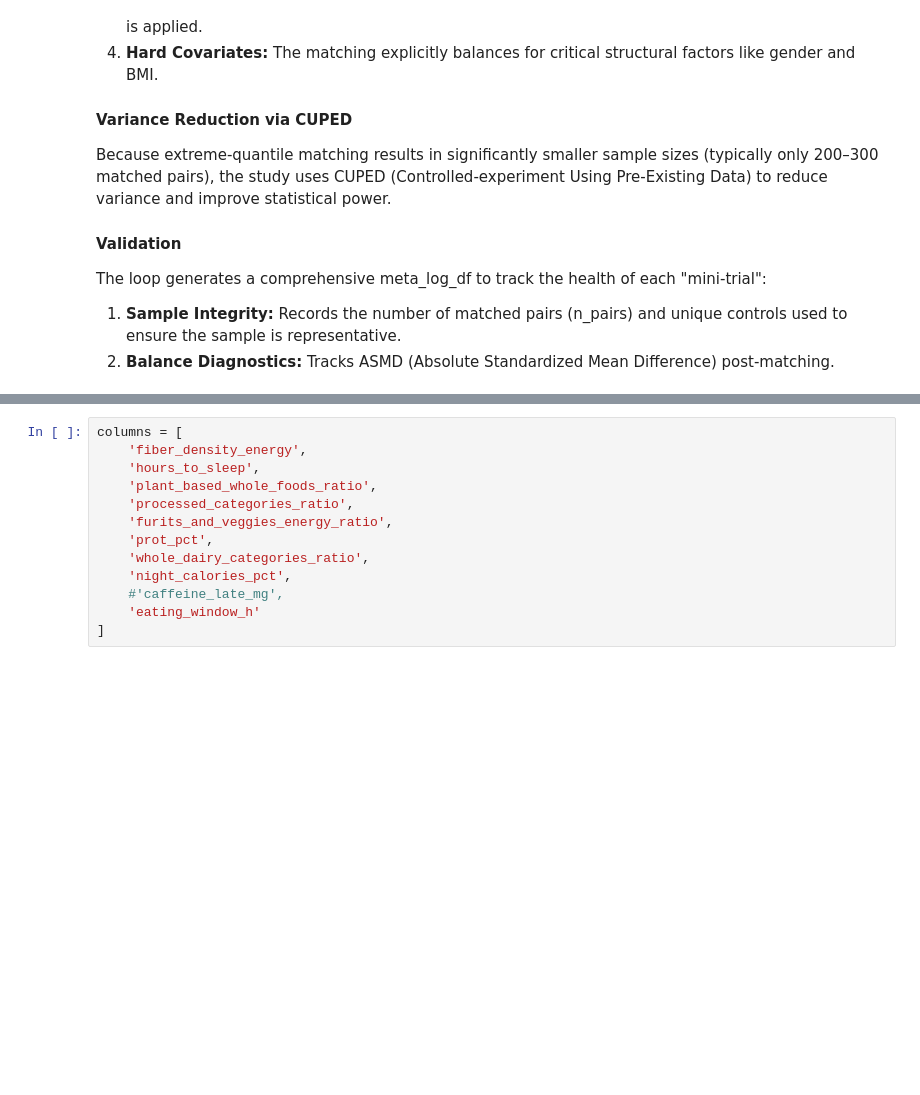
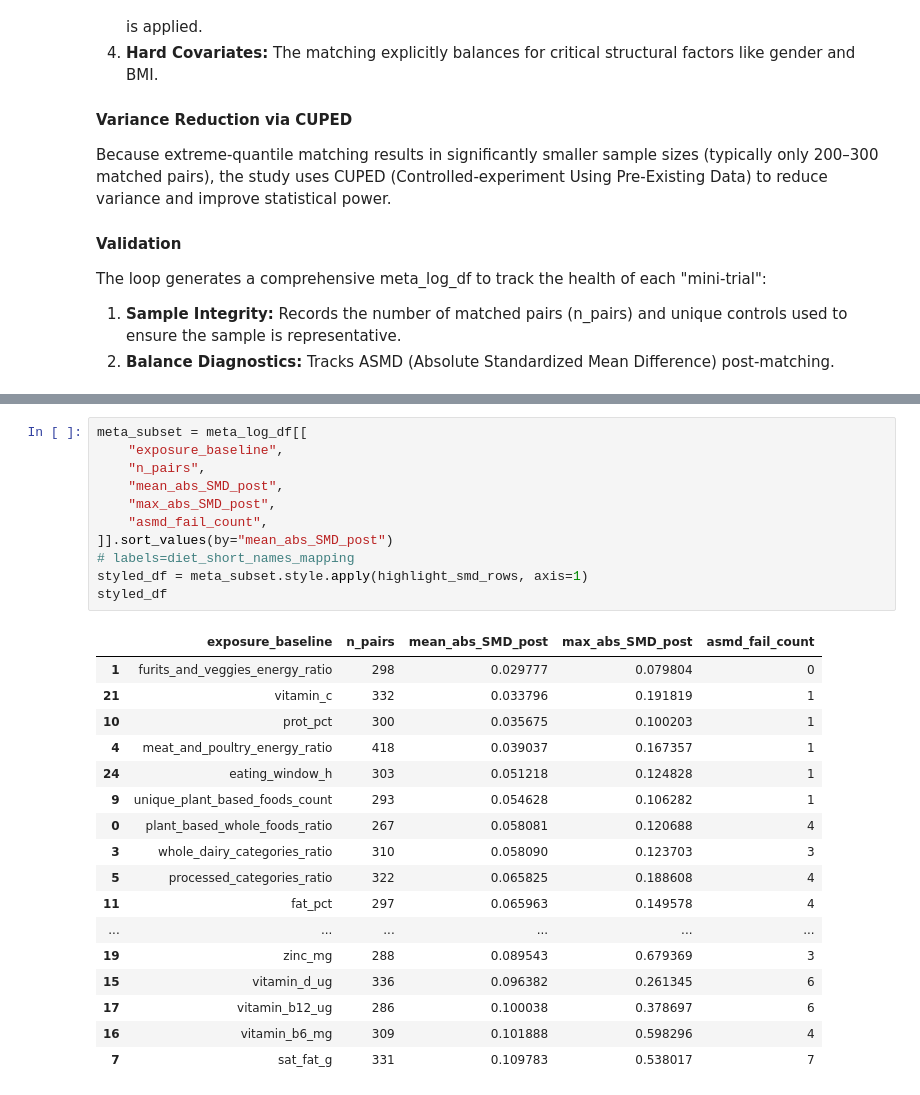
Before and after one commit to mashaashkolnik/causal_framework, a Jupyter notebook: matching.ipynb, the cells around one changed output, grey strips where cells are left out. Cells and saved outputs as stored; diff of their text form; blank space fills up the shorter version.

```diff
--- a/matching.ipynb
+++ b/matching.ipynb
@@ -164,14 +117,30 @@ Running analysis of 0.3 quantile
-# %%
-columns = [
-    'fiber_density_energy',
-    'hours_to_sleep',
-    'plant_based_whole_foods_ratio',
-    'processed_categories_ratio',
-    'furits_and_veggies_energy_ratio',
-    'prot_pct',
-    'whole_dairy_categories_ratio',
-    'night_calories_pct',
-    #'caffeine_late_mg',
-    'eating_window_h'
-]
+# %%
+meta_subset = meta_log_df[[
+    "exposure_baseline",
+    "n_pairs",
+    "mean_abs_SMD_post",
+    "max_abs_SMD_post",
+    "asmd_fail_count",
+]].sort_values(by="mean_abs_SMD_post")
+# labels=diet_short_names_mapping
+styled_df = meta_subset.style.apply(highlight_smd_rows, axis=1)
+styled_df
+# %% [output]
+|  | exposure_baseline | n_pairs | mean_abs_SMD_post | max_abs_SMD_post | asmd_fail_count |
+| 1 | furits_and_veggies_energy_ratio | 298 | 0.029777 | 0.079804 | 0 |
+| 21 | vitamin_c | 332 | 0.033796 | 0.191819 | 1 |
+| 10 | prot_pct | 300 | 0.035675 | 0.100203 | 1 |
+| 4 | meat_and_poultry_energy_ratio | 418 | 0.039037 | 0.167357 | 1 |
+| 24 | eating_window_h | 303 | 0.051218 | 0.124828 | 1 |
+| 9 | unique_plant_based_foods_count | 293 | 0.054628 | 0.106282 | 1 |
+| 0 | plant_based_whole_foods_ratio | 267 | 0.058081 | 0.120688 | 4 |
+| 3 | whole_dairy_categories_ratio | 310 | 0.058090 | 0.123703 | 3 |
+| 5 | processed_categories_ratio | 322 | 0.065825 | 0.188608 | 4 |
+| 11 | fat_pct | 297 | 0.065963 | 0.149578 | 4 |
+| ... | ... | ... | ... | ... | ... |
+| 19 | zinc_mg | 288 | 0.089543 | 0.679369 | 3 |
+| 15 | vitamin_d_ug | 336 | 0.096382 | 0.261345 | 6 |
+| 17 | vitamin_b12_ug | 286 | 0.100038 | 0.378697 | 6 |
+| 16 | vitamin_b6_mg | 309 | 0.101888 | 0.598296 | 4 |
+| 7 | sat_fat_g | 331 | 0.109783 | 0.538017 | 7 |
 # %%
```
Also changed, not shown: parts of 2 cells of this notebook, 4 other files.
